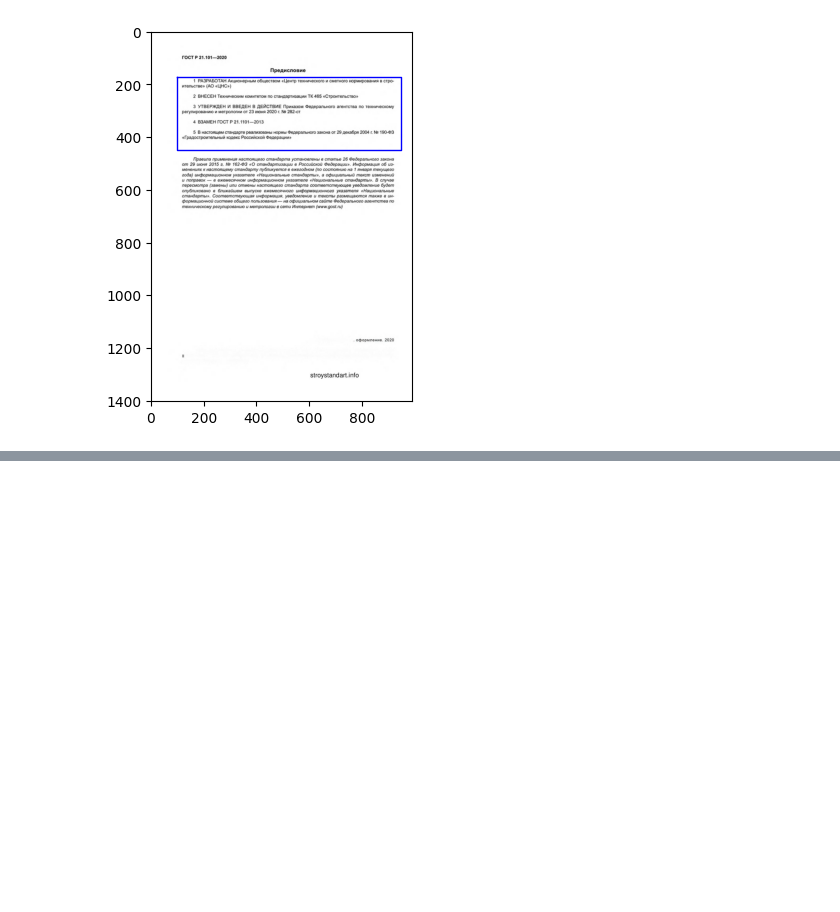
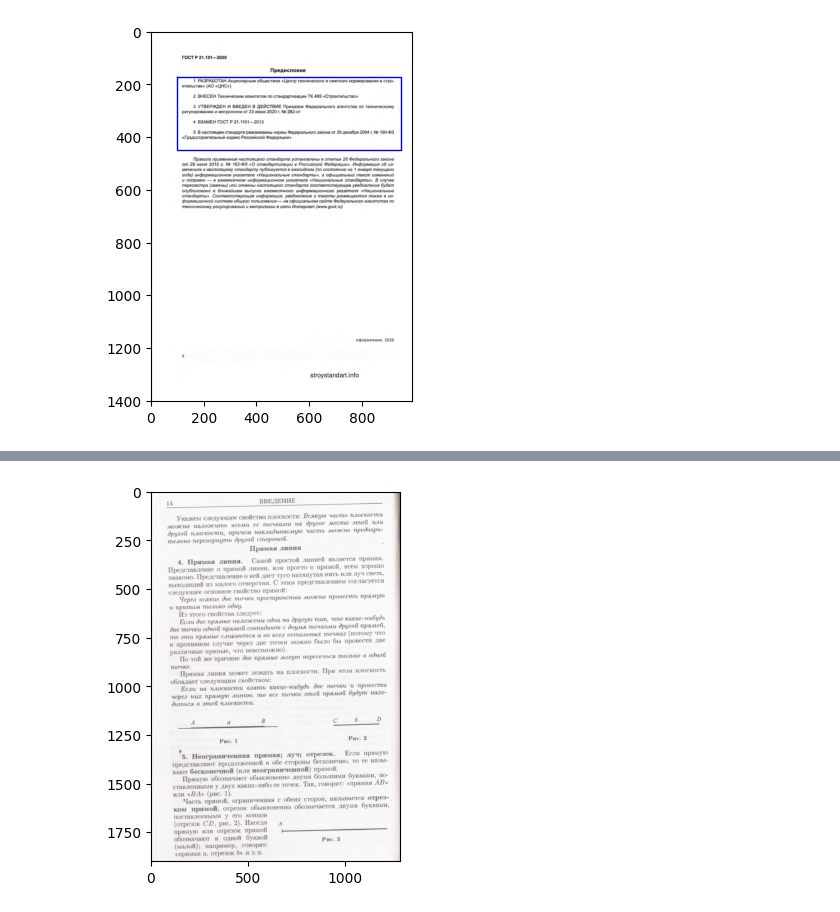
Before and after one commit to Dann38/layout_highlighter, a Jupyter notebook: imgDoc/examples/07-extract_block.ipynb, the cells around one changed output, grey strips where cells are left out. Saved outputs shown, nothing was run; the diff lists cells and outputs as text; code cells hidden in the pictures; blank space fills up the shorter version.

```diff
--- a/imgDoc/examples/07-extract_block.ipynb
+++ b/imgDoc/examples/07-extract_block.ipynb
@@ -44,0 +72,7 @@ print(block.get_text())
+# %%
+doc = Document()
+doc.set_from_path("img/5.jpg")
+# %%
+doc.pages[0].image.plot()
+# %% [output]
+[figure, added]
```
Also changed, not shown: parts of 8 cells of this notebook, 1 other file.
